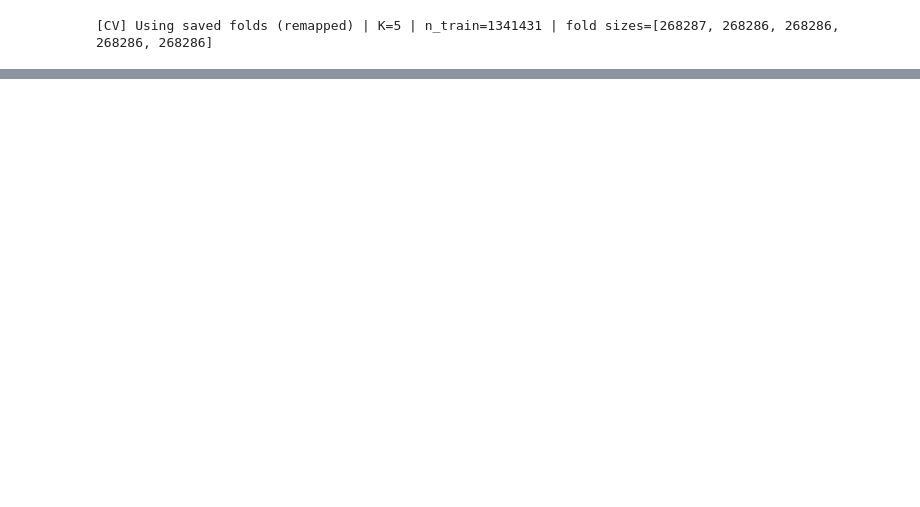
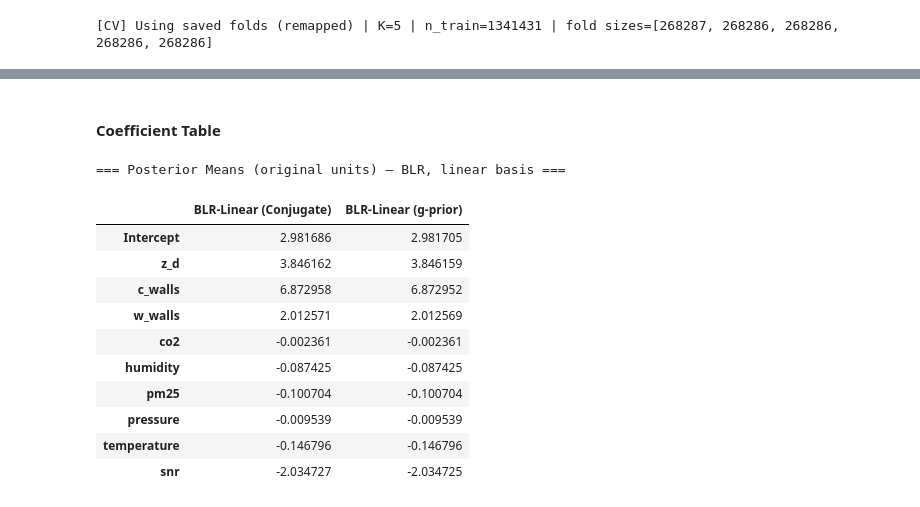
Before and after one commit to nahshonmokua/LoRaWAN-Indoor-PL-parametrics, a Jupyter notebook: 03_BLR.ipynb, the cells around one changed output, grey strips where cells are left out. Cells and saved outputs as stored; diff of their text form; code cells hidden in the pictures; blank space fills up the shorter version.

```diff
--- a/03_BLR.ipynb
+++ b/03_BLR.ipynb
@@ -463,0 +591,17 @@ Best by Test RMSE: BLR-Linear (g-prior) | cfg={'g_mode': 'uip', 'a0': 0.01, 'b0'
+# %%
+def fmt(mu, sd):
+    return f"{mu:.4f} ± {sd:.4f}"
+
+cv_rows = []
+for res in blr_results:
+    cv = res['cv']
+    cv_rows.append({
+        "Model":       res['model'],
+        "RMSE (Train)": fmt(cv["rmse_train_mean"], cv["rmse_train_sd"]),
+        "RMSE (Val)":   fmt(cv["rmse_val_mean"],   cv["rmse_val_sd"]),
+        "R2 (Train)":   fmt(cv["r2_train_mean"],   cv["r2_train_sd"]),
+        "R2 (Val)":     fmt(cv["r2_val_mean"],     cv["r2_val_sd"]),
+    })
+cv_blr_df = pd.DataFrame(cv_rows)
+print("\n=== Cross-Validation Results (BLR, linear basis) ===")
+display(cv_blr_df)
@@ -463,0 +615,13 @@ Best by Test RMSE: BLR-Linear (g-prior) | cfg={'g_mode': 'uip', 'a0': 0.01, 'b0'
+# %%
+test_rows = []
+for res in blr_results:
+    te = res['test']
+    test_rows.append({
+        "Model": res['model'],
+        "Test RMSE": f"{te['rmse']:.4f}",
+        "Test R2":   f"{te['r2']:.4f}"
+    })
+
+test_blr_df = pd.DataFrame(test_rows)
+print("\n=== Test (final fit on all train) ===")
+display(test_blr_df)
@@ -463,0 +633,21 @@ Best by Test RMSE: BLR-Linear (g-prior) | cfg={'g_mode': 'uip', 'a0': 0.01, 'b0'
+# %% [markdown]
+#### Coefficient Table
+# %%
+coef_blr_df = pd.concat([res['coeffs'] for res in blr_results], axis=1)
+coef_blr_df.columns = [res['model'] for res in blr_results]
+
+print("\n=== Posterior Means (original units) — BLR, linear basis ===")
+display(coef_blr_df)
+# %% [output]
+=== Posterior Means (original units) — BLR, linear basis ===
+|  | BLR-Linear (Conjugate) | BLR-Linear (g-prior) |
+| Intercept | 2.981686 | 2.981705 |
+| z_d | 3.846162 | 3.846159 |
+| c_walls | 6.872958 | 6.872952 |
+| w_walls | 2.012571 | 2.012569 |
+| co2 | -0.002361 | -0.002361 |
+| humidity | -0.087425 | -0.087425 |
+| pm25 | -0.100704 | -0.100704 |
+| pressure | -0.009539 | -0.009539 |
+| temperature | -0.146796 | -0.146796 |
+| snr | -2.034727 | -2.034725 |
```
Also changed, not shown: parts of 26 cells of this notebook, 13 other files.
